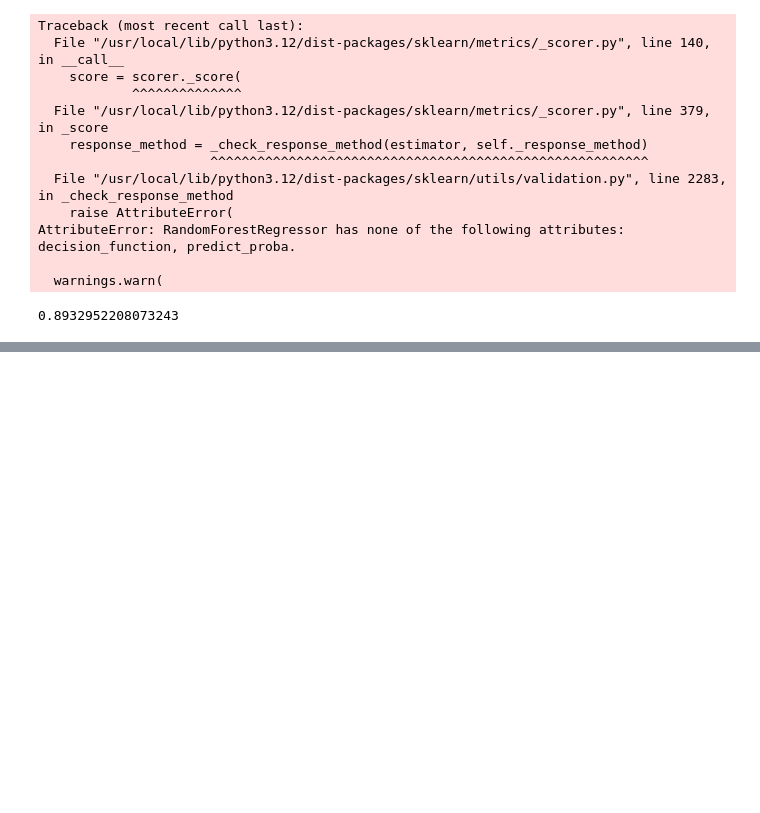
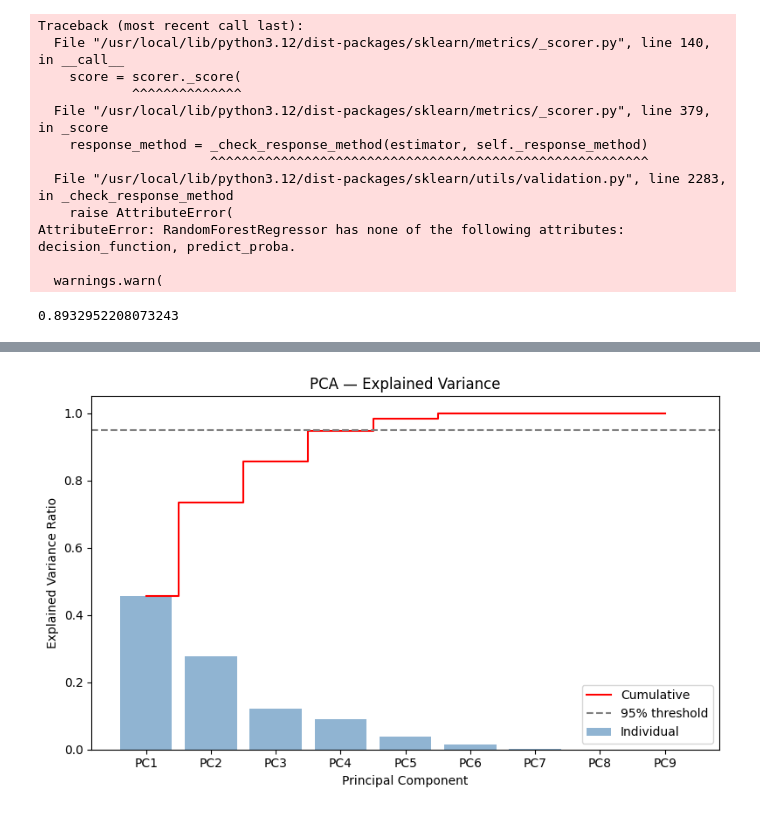
Before and after one commit to zikmundmartin7-lab/Rainfall, a Jupyter notebook: notebooks/05_final_model.ipynb, the cells around one changed output, grey strips where cells are left out. Drawn from its saved outputs; the diff is of its cells as text; code cells hidden in the pictures; blank space fills up the shorter version.

```diff
--- a/notebooks/05_final_model.ipynb
+++ b/notebooks/05_final_model.ipynb
@@ -849,0 +874,22 @@ X_test.to_csv('submission_2dts_k-mean_PCA_4_clusters.csv', columns=['id','rainfa
+# %%
+# PCA variance explained
+explained = pca.explained_variance_ratio_
+cumulative = np.cumsum(explained)
+
+fig, ax = plt.subplots(figsize=(8, 5))
+ax.bar(range(1, len(explained) + 1), explained, alpha=0.6,
+       color="steelblue", label="Individual")
+ax.step(range(1, len(explained) + 1), cumulative, where="mid",
+        color="red", label="Cumulative")
+ax.axhline(y=0.95, color="gray", linestyle="--", label="95% threshold")
+ax.set_xlabel("Principal Component")
+ax.set_ylabel("Explained Variance Ratio")
+ax.set_title("PCA — Explained Variance")
+ax.set_xticks(range(1, len(explained) + 1))
+ax.set_xticklabels([f"PC{i}" for i in range(1, len(explained) + 1)])
+ax.legend()
+plt.tight_layout()
+plt.savefig("../reports/figures/pca_variance.png", dpi=150, bbox_inches="tight")
+plt.show()
+# %% [output]
+[figure, added]
```
Also changed, not shown: parts of 4 cells of this notebook.
